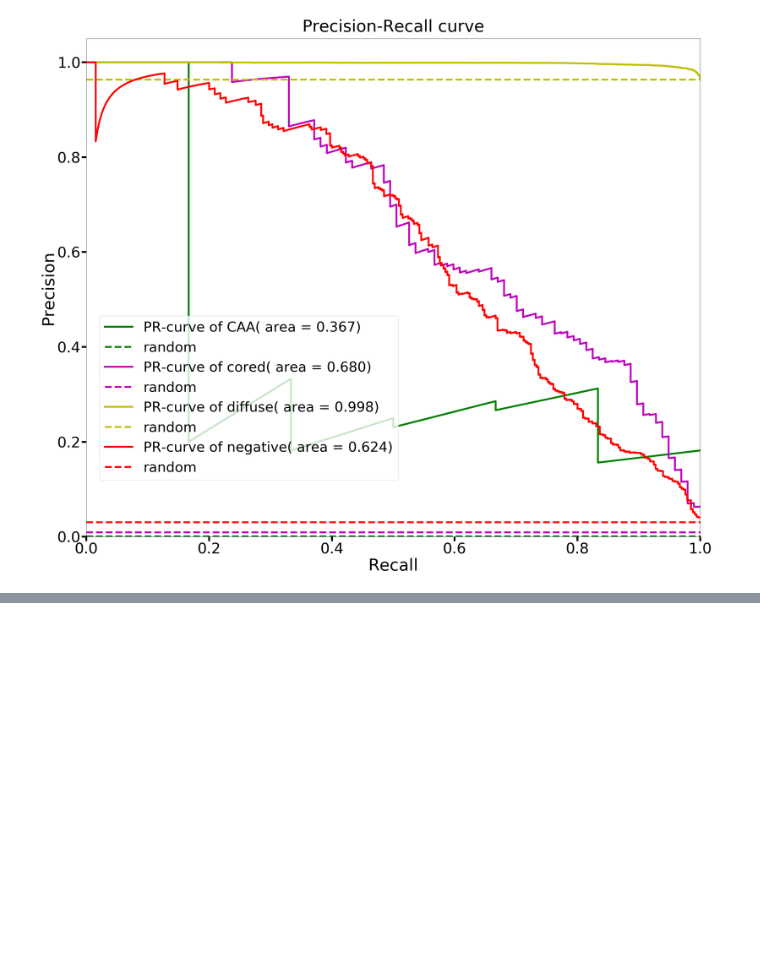
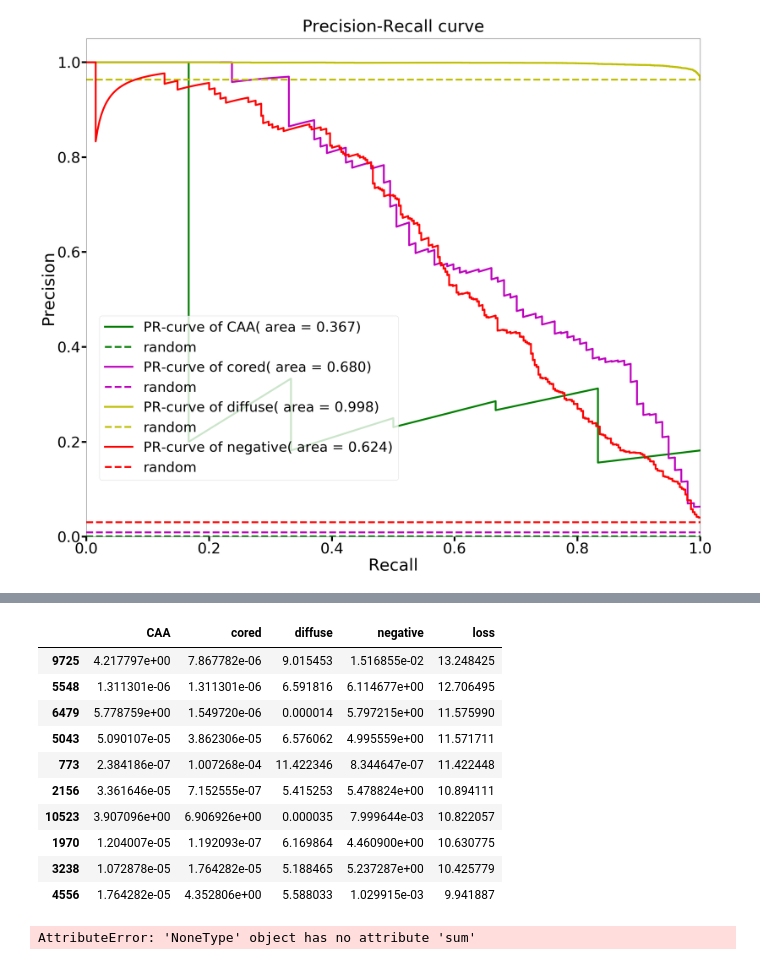
Before and after one commit to DougForrest/plaquebox-paper, a Jupyter notebook: fastai_multilabel_test.ipynb, the cells around one changed output, grey strips where cells are left out. Saved outputs shown, nothing was run; the diff lists cells and outputs as text; code cells hidden in the pictures; blank space fills up the shorter version.

```diff
--- a/fastai_multilabel_test.ipynb
+++ b/fastai_multilabel_test.ipynb
@@ -149,4 +149,40 @@ losses_df
 10816 rows × 4 columns
+# %%
+def losses_reshape(losses, n_classes=None):
+    l = losses.numpy()
+    losses_df = pd.DataFrame(np.reshape(l, (int(l.shape[0]/4), 4)), columns=learn.data.classes)
+    losses_df
+
+def get_top_agg_losses(df, n=10):
+
+    df['loss'] = pd.DataFrame(df.sum(axis=1), columns=['loss'])
+    df = df.sort_values(['loss'], ascending=False)
+
+    return(df.iloc[0:n])
+
+def plot_top_losses(learner, n=10):
+    preds, y, losses = learner.get_preds(with_loss=True)
+    losses_df = losses_reshape(losses, n_classes=learner.data.c)
+    losses_df = get_top_agg_losses(losses_df,n=n)
+    return(losses_df)
+# %%
+get_top_agg_losses(losses_df)
+# %% [output]
+|  | CAA | cored | diffuse | negative | loss |
+| 9725 | 4.217797e+00 | 7.867782e-06 | 9.015453 | 1.516855e-02 | 13.248425 |
+| 5548 | 1.311301e-06 | 1.311301e-06 | 6.591816 | 6.114677e+00 | 12.706495 |
+| 6479 | 5.778759e+00 | 1.549720e-06 | 0.000014 | 5.797215e+00 | 11.575990 |
+| 5043 | 5.090107e-05 | 3.862306e-05 | 6.576062 | 4.995559e+00 | 11.571711 |
+| 773 | 2.384186e-07 | 1.007268e-04 | 11.422346 | 8.344647e-07 | 11.422448 |
+| 2156 | 3.361646e-05 | 7.152555e-07 | 5.415253 | 5.478824e+00 | 10.894111 |
+| 10523 | 3.907096e+00 | 6.906926e+00 | 0.000035 | 7.999644e-03 | 10.822057 |
+| 1970 | 1.204007e-05 | 1.192093e-07 | 6.169864 | 4.460900e+00 | 10.630775 |
+| 3238 | 1.072878e-05 | 1.764282e-05 | 5.188465 | 5.237287e+00 | 10.425779 |
+| 4556 | 1.764282e-05 | 4.352806e+00 | 5.588033 | 1.029915e-03 | 9.941887 |
+# %%
+plot_top_losses(learn)
+# %% [output]
+AttributeError: 'NoneType' object has no attribute 'sum'
 # %%
 a = pd.DataFrame(losses_df.sum(axis=1), columns=['loss'])
 top_losses = a.sort_values(['loss'], ascending=False)[0:10]
```
Also changed, not shown: parts of 3 cells of this notebook.
